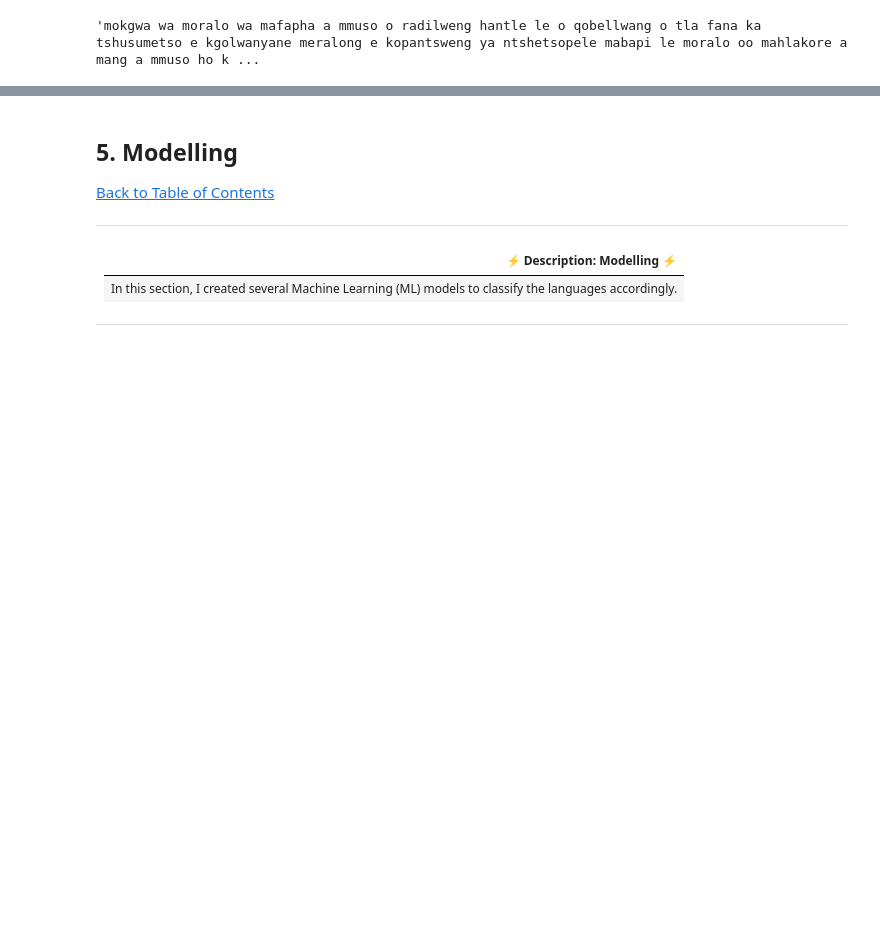
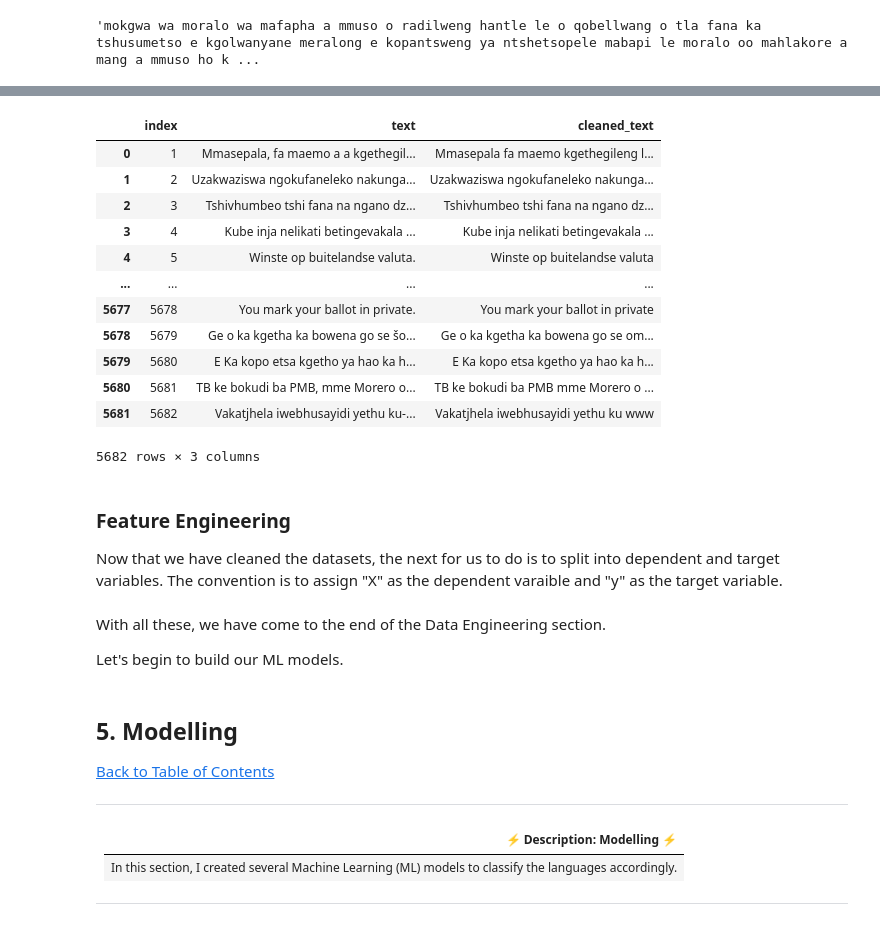
Before and after one commit to JoshOlam/South-African-Language-Identification-Hack-2022, a Jupyter notebook: starter-notebook.ipynb, the cells around one changed output, grey strips where cells are left out. Saved outputs shown, nothing was run; the diff lists cells and outputs as text; code cells hidden in the pictures; blank space fills up the shorter version.

```diff
--- a/starter-notebook.ipynb
+++ b/starter-notebook.ipynb
@@ -346,0 +411,20 @@ KeyboardInterrupt:
+# %%
+#Prints out the first and last 5 rows of the test data
+df_test
+# %% [output]
+|  | index | text | cleaned_text |
+| 0 | 1 | Mmasepala, fa maemo a a kgethegil... | Mmasepala fa maemo kgethegileng l... |
+| 1 | 2 | Uzakwaziswa ngokufaneleko nakunga... | Uzakwaziswa ngokufaneleko nakunga... |
+| 2 | 3 | Tshivhumbeo tshi fana na ngano dz... | Tshivhumbeo tshi fana na ngano dz... |
+| 3 | 4 | Kube inja nelikati betingevakala ... | Kube inja nelikati betingevakala ... |
+| 4 | 5 | Winste op buitelandse valuta. | Winste op buitelandse valuta |
+| ... | ... | ... | ... |
+| 5677 | 5678 | You mark your ballot in private. | You mark your ballot in private |
+| 5678 | 5679 | Ge o ka kgetha ka bowena go se šo... | Ge o ka kgetha ka bowena go se om... |
+| 5679 | 5680 | E Ka kopo etsa kgetho ya hao ka h... | E Ka kopo etsa kgetho ya hao ka h... |
+| 5680 | 5681 | TB ke bokudi ba PMB, mme Morero o... | TB ke bokudi ba PMB mme Morero o ... |
+| 5681 | 5682 | Vakatjhela iwebhusayidi yethu ku-... | Vakatjhela iwebhusayidi yethu ku www |
+5682 rows × 3 columns
+# %% [markdown]
+### Feature Engineering
+Now that we have cleaned the datasets, the next for us to do is to split into dependent and target variables. The convention is to assign "X" as the dependent varaible and "y" as the target variable.
@@ -347,3 +437,7 @@ KeyboardInterrupt:
+# %% [markdown]
+With all these, we have come to the end of the Data Engineering section.
+
+Let's begin to build our ML models.
 # %% [markdown]
 <a id="five"></a>
 ## 5. Modelling
```
Also changed, not shown: parts of 57 cells of this notebook, 1 other file.
